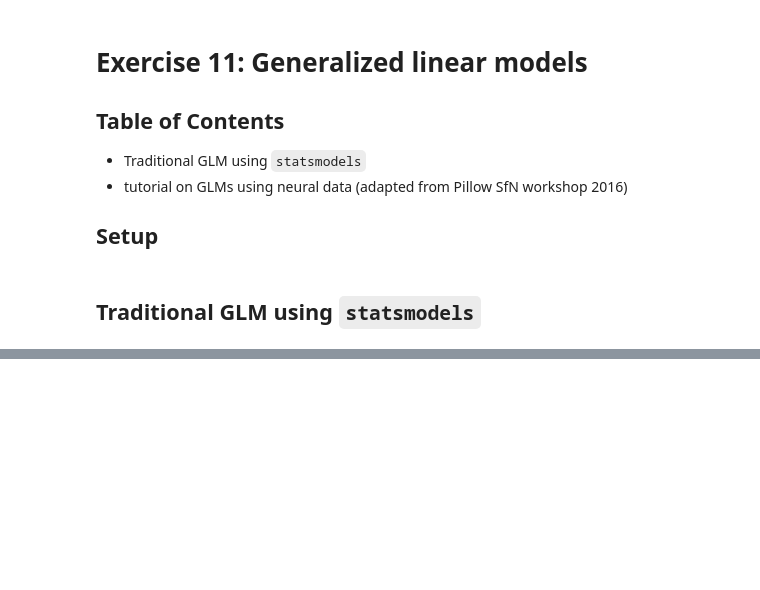
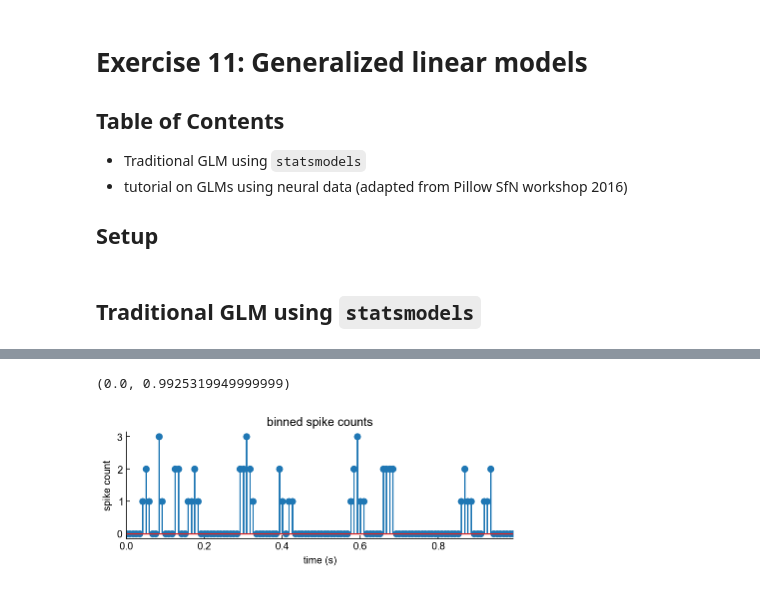
Before and after one commit to badralbanna/quantitative-neuroscience, a Jupyter notebook: Ex 11 - generalized linear models.ipynb, the cells around one changed output, grey strips where cells are left out. Cells and saved outputs as stored; diff of their text form; code cells hidden in the pictures; blank space fills up the shorter version.

```diff
--- a/Ex 11 - generalized linear models.ipynb
+++ b/Ex 11 - generalized linear models.ipynb
@@ -32,0 +99,20 @@ X3 = np.random.normal(loc=0, scale=2, size=n)
+# %%
+### ==== 2. Bin the spike train =====
+
+# For now we will assume we want to use the same time bin size as the time
+# bins used for the stimulus. Later, though, we'll wish to vary this.
+
+tbins = np.arange(nT+1)*dtStim     # time bin centers for spike train binnning
+sps,_ = np.histogram(tsp,tbins)     # binned spike train
+
+### Replot the responses we'll putting into our regression as counts
+plt.subplot(212)
+plt.cla()
+plt.stem(ttplot,sps[iiplot])
+plt.title('binned spike counts')
+plt.ylabel('spike count')
+plt.xlabel('time (s)')
+plt.xlim([ttplot[0], ttplot[-1]])
+# %% [output]
+(0.0, 0.9925319949999999)
+[figure, added]
```
Also changed, not shown: parts of 11 cells of this notebook, 1 other file.
